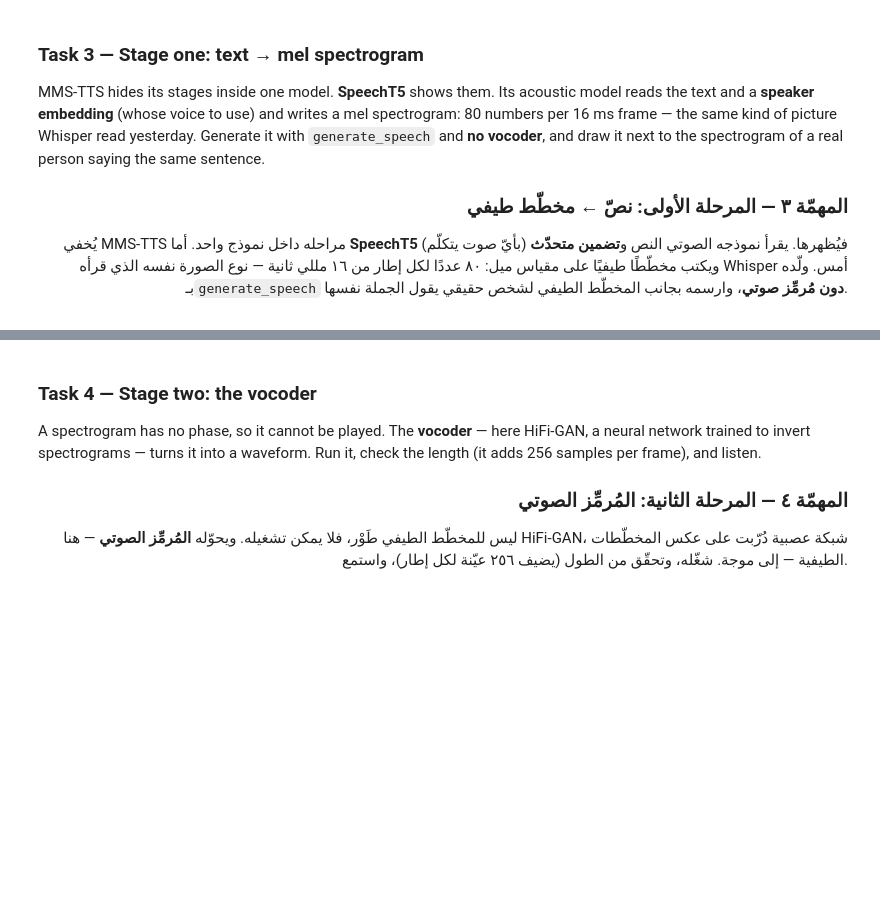
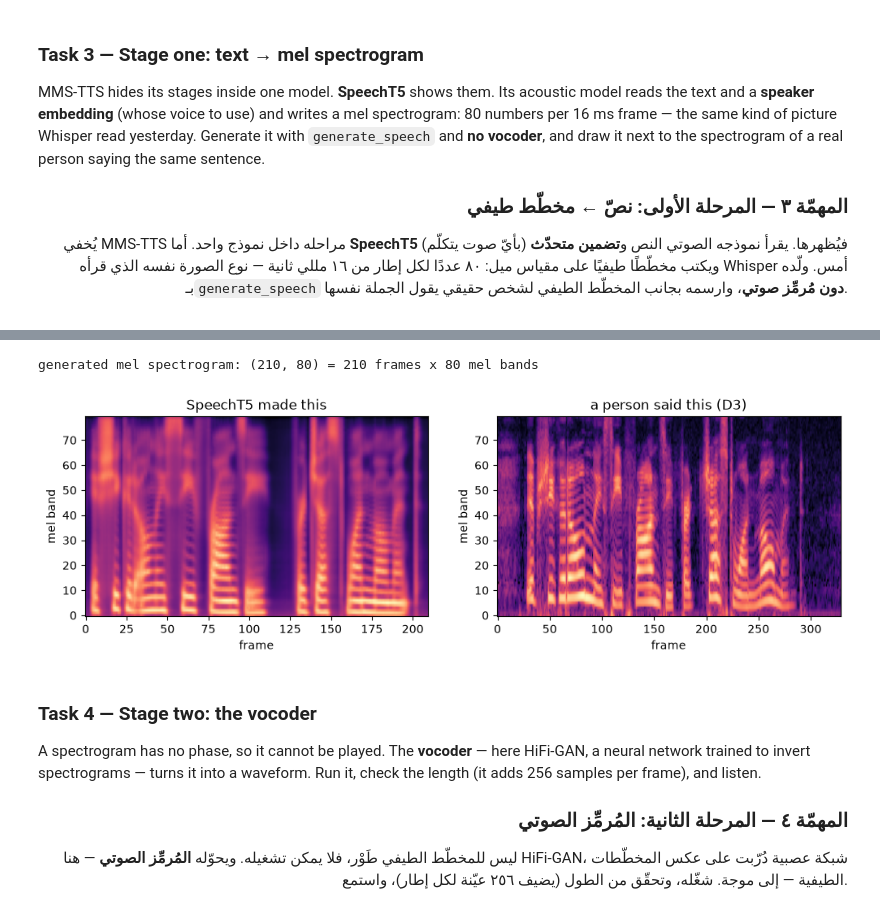
Before and after one commit to 507ahmed507-afk/AIEP_Olo_student, a Jupyter notebook: week_7_multimodal/labs/D4_text_to_speech/D4_text_to_speech_blank.ipynb, the cells around one changed output, grey strips where cells are left out. Cells and saved outputs as stored; diff of their text form; code cells hidden in the pictures; blank space fills up the shorter version.

Commit message:
Complete W7D4 Text-to-Speech lab

```diff
--- a/week_7_multimodal/labs/D4_text_to_speech/D4_text_to_speech_blank.ipynb
+++ b/week_7_multimodal/labs/D4_text_to_speech/D4_text_to_speech_blank.ipynb
@@ -385,26 +425,30 @@ SENTENCE = EN.text[1]
 # %%
-# ────────────────────────────────────────────────────────────────────
-# 1) inputs = t5_processor(text=SENTENCE, return_tensors="pt")
-# 2) speaker = torch.tensor(VOICES["slt"])[None] — shape (1, 512).
-# 3) MEL = t5.generate_speech(inputs["input_ids"], speaker) — with no vocoder it returns (frames, 80).
-#
-# ١) `inputs = t5_processor(text=SENTENCE, return_tensors="pt")`
-# ٢) `speaker = torch.tensor(VOICES["slt"])[None]` — بالشكل `(1, 512)`.
-# ٣) `MEL = t5.generate_speech(inputs["input_ids"], speaker)` — دون مُرمِّز صوتي يُعيد `(frames, 80)`.
-# ────────────────────────────────────────────────────────────────────
 
-# TODO: Make a (1, 512) speaker tensor from VOICES["slt"] and generate the mel spectrogram MEL, with no vocoder.
-# مهمة: اصنع موتر متحدّث `(1, 512)` من `VOICES["slt"]` وولّد المخطّط الطيفي `MEL` دون مُرمِّز صوتي.
+inputs = t5_processor(text=SENTENCE, return_tensors="pt")
+speaker = torch.tensor(VOICES["slt"])[None]
+MEL = t5.generate_speech(inputs["input_ids"], speaker)
+
 print("generated mel spectrogram:", tuple(MEL.shape), f"= {MEL.shape[0]} frames x 80 mel bands")
 
 real = sf.read(ROOT / EN.file[1], dtype="float32")[0]
 REAL_MEL = judge_processor(real, sampling_rate=RATE, return_tensors="pt").input_features[0, :, :len(real) // 160]
+
 fig, axes = plt.subplots(1, 2, figsize=(12, 3.2))
-axes[0].imshow(MEL.T, origin="lower", aspect="auto", cmap="magma"); axes[0].set_title("SpeechT5 made this")
-axes[1].imshow(REAL_MEL, origin="lower", aspect="auto", cmap="magma"); axes[1].set_title("a person said this (D3)")
+
+axes[0].imshow(MEL.T, origin="lower", aspect="auto", cmap="magma")
+axes[0].set_title("SpeechT5 made this")
+
+axes[1].imshow(REAL_MEL, origin="lower", aspect="auto", cmap="magma")
+axes[1].set_title("a person said this (D3)")
+
 for ax in axes:
-    ax.set_xlabel("frame"); ax.set_ylabel("mel band")
+    ax.set_xlabel("frame")
+    ax.set_ylabel("mel band")
+
 plt.show()
+# %% [output]
+generated mel spectrogram: (210, 80) = 210 frames x 80 mel bands
+[figure, added]
 # %% [markdown]
 ### Task 4 — Stage two: the vocoder
 
```
Also changed, not shown: parts of 12 cells of this notebook.
